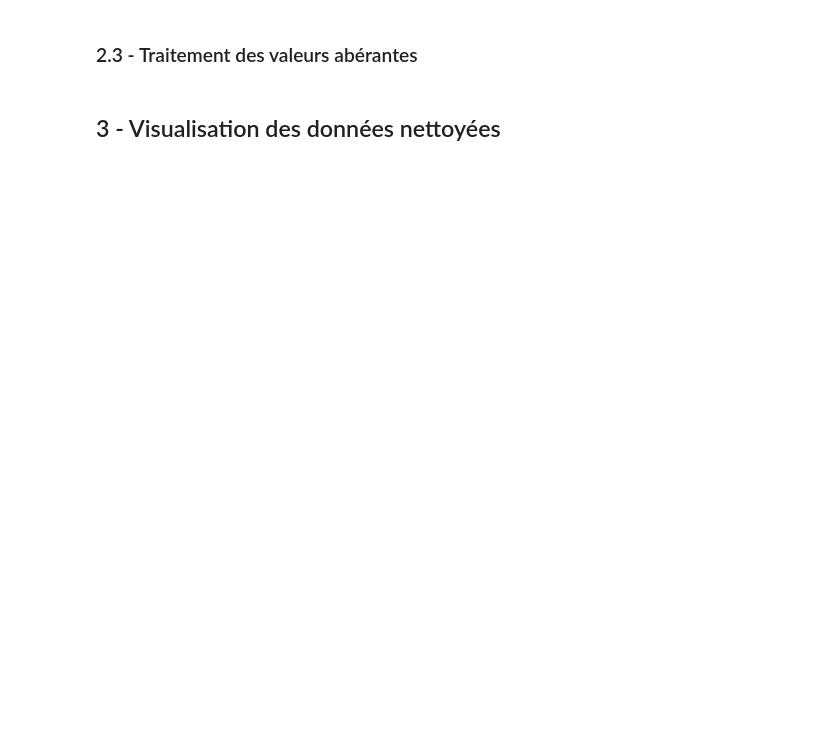
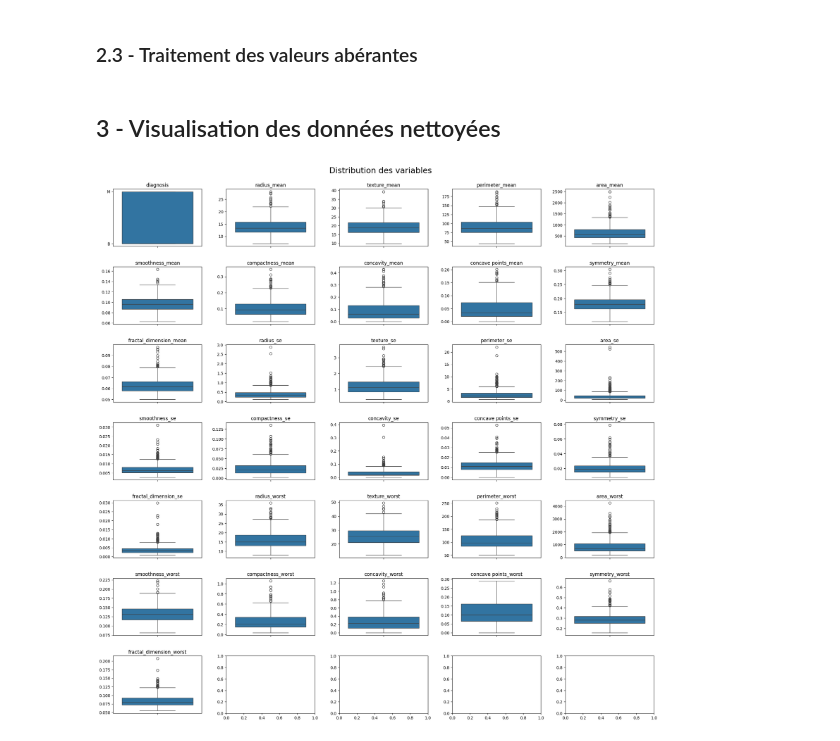
Before and after one commit to Dim2960/semiology_AI, a Jupyter notebook: cancer_sein/Exploration.ipynb, the cells around one changed output. Saved outputs shown, nothing was run; the diff lists cells and outputs as text; code cells hidden in the pictures; blank space fills up the shorter version.

```diff
--- a/cancer_sein/Exploration.ipynb
+++ b/cancer_sein/Exploration.ipynb
@@ -91,5 +156,10 @@ df.describe().T
 ## 2 - Nettoyage des données
 # %% [markdown]
 ### 2.1 - Traitement des valeurs manquantes
+# %%
+'''
+Aucune valeur manquante ormis sur le uname:32 --> drop de la colonne
+'''
+df.drop(columns='Unnamed: 32', axis= 1, inplace=True)
 # %% [markdown]
 ### 2.2 - Traitement des doublons
@@ -96,4 +173,43 @@ df.describe().T
 # %% [markdown]
 ### 2.3 - Traitement des valeurs abérantes
+# %%
+def remove_outliers_iqr(df):
+    numeric_columns = df.select_dtypes(include=['number']).columns
+
+    for column in numeric_columns[1:]:
+        Q1 = df[column].quantile(0.25)
+        Q3 = df[column].quantile(0.75)
+        IQR = Q3 - Q1
+
+        lower_bound = Q1 - 1.5 * IQR
+        upper_bound = Q3 + 1.5 * IQR
+
+        # suppression des outliers Q1 -1.5*IQR
+        df = df[(df[column] >= lower_bound)]
+        # supp des outiliers Q3+1.5
+        # df = df[(df[column] <= upper_bound)]
+
+    return df
+# %%
+df_cleaned = remove_outliers_iqr(df)
 # %% [markdown]
 ## 3 - Visualisation des données nettoyées
+# %%
+'''
+Observation des data pour observer les outliers
+suite à l'observation des distributions sur les variables
+'''
+
+fig, axes = plt.subplots(7, 5, figsize=(20, 20))
+fig.suptitle('Distribution des variables', fontsize=20)
+fig.tight_layout(pad=3.0)
+
+for i, col in enumerate(df_cleaned.columns[1:]):
+    sns.boxplot(df_cleaned[col],  ax=axes[i//5, i%5])
+    axes[i//5, i%5].set_title(col)
+    axes[i//5, i%5].set_xlabel('')
+    axes[i//5, i%5].set_ylabel('')
+
+plt.show()
+# %% [output]
+[figure, added]
```
Also changed, not shown: parts of 21 cells of this notebook.
